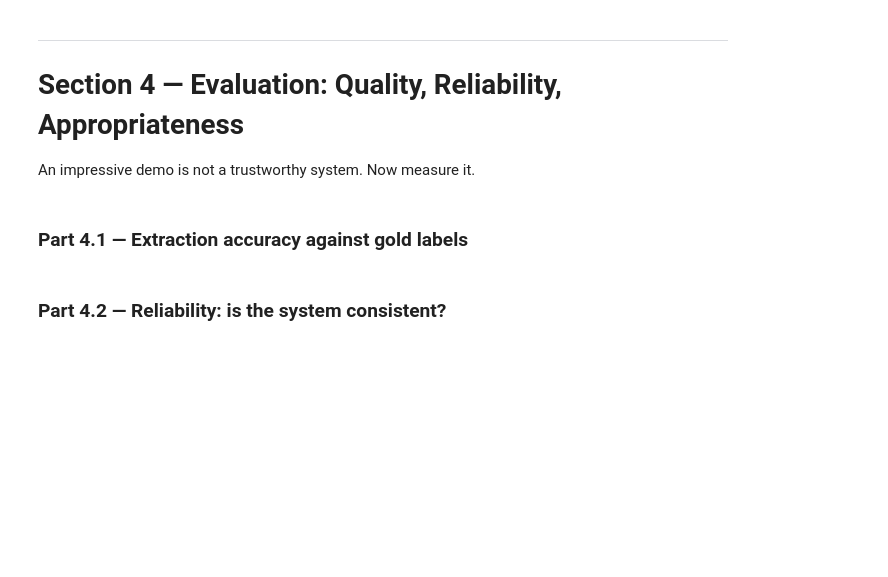
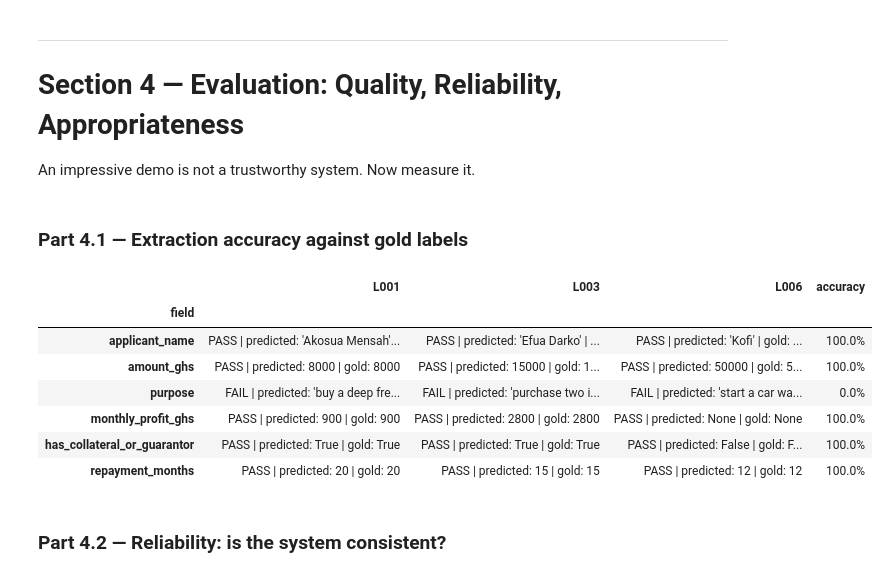
Before and after one commit to eyramfenu/lab-4-llm-decision-support, a Jupyter notebook: lab_4.ipynb, the cells around one changed output. Drawn from its saved outputs; the diff is of its cells as text; code cells hidden in the pictures; blank space fills up the shorter version.

Commit message:
Complete Section 4 evaluation experiments and reasoning

```diff
--- a/lab_4.ipynb
+++ b/lab_4.ipynb
@@ -659,11 +659,88 @@ An impressive demo is not a trustworthy system. Now measure it.
 # %% [markdown]
 ### Part 4.1 — Extraction accuracy against gold labels
 # %%
-# TODO: For the three letters in GOLD, compare your extracted DataFrame to the gold values
-#   field by field. Compute per-field accuracy across the three letters
-#   (name matching can be case-insensitive; numbers must match exactly).
+import pandas as pd
 
-# TODO: Display a small table: rows = fields, columns = L001 / L003 / L006 / accuracy.
+
+EVALUATION_IDS = ["L001", "L003", "L006"]
+FIELDS = [
+    "applicant_name",
+    "amount_ghs",
+    "purpose",
+    "monthly_profit_ghs",
+    "has_collateral_or_guarantor",
+    "repayment_months",
+]
+
+
+def values_match(predicted, expected, field):
+    # Correctly handle missing values such as None and NaN
+    if expected is None:
+        return predicted is None or pd.isna(predicted)
+
+    if predicted is None or pd.isna(predicted):
+        return False
+
+    # Applicant names may differ only in capitalization or extra spaces
+    if field == "applicant_name":
+        return str(predicted).strip().casefold() == str(expected).strip().casefold()
+
+    # Purpose is evaluated as case-insensitive text
+    if field == "purpose":
+        return str(predicted).strip().casefold() == str(expected).strip().casefold()
+
+    # Numeric fields must match exactly
+    if field in ["amount_ghs", "monthly_profit_ghs", "repayment_months"]:
+        try:
+            return float(predicted) == float(expected)
+        except (TypeError, ValueError):
+            return False
+
+    # Boolean field must match exactly
+    if field == "has_collateral_or_guarantor":
+        return predicted == expected
+
+    return predicted == expected
+
+
+evaluation_rows = []
+
+for field in FIELDS:
+    row = {"field": field}
+    correct_count = 0
+
+    for letter_id in EVALUATION_IDS:
+        predicted = extraction_results[letter_id][field]
+        expected = GOLD[letter_id][field]
+        matched = values_match(predicted, expected, field)
+
+        if matched:
+            correct_count += 1
+
+        row[letter_id] = (
+            f"{'PASS' if matched else 'FAIL'} | "
+            f"predicted: {predicted!r} | gold: {expected!r}"
+        )
+
+    row["accuracy"] = correct_count / len(EVALUATION_IDS)
+    evaluation_rows.append(row)
+
+
+accuracy_table = pd.DataFrame(evaluation_rows).set_index("field")
+accuracy_table["accuracy"] = accuracy_table["accuracy"].map(
+    lambda value: f"{value:.1%}"
+)
+
+display(accuracy_table)
+# %% [output]
+|  | L001 | L003 | L006 | accuracy |
+| field |  |  |  |  |
+| applicant_name | PASS | predicted: 'Akosua Mensah'... | PASS | predicted: 'Efua Darko' | ... | PASS | predicted: 'Kofi' | gold: ... | 100.0% |
+| amount_ghs | PASS | predicted: 8000 | gold: 8000 | PASS | predicted: 15000 | gold: 1... | PASS | predicted: 50000 | gold: 5... | 100.0% |
+| purpose | FAIL | predicted: 'buy a deep fre... | FAIL | predicted: 'purchase two i... | FAIL | predicted: 'start a car wa... | 0.0% |
+| monthly_profit_ghs | PASS | predicted: 900 | gold: 900 | PASS | predicted: 2800 | gold: 2800 | PASS | predicted: None | gold: None | 100.0% |
+| has_collateral_or_guarantor | PASS | predicted: True | gold: True | PASS | predicted: True | gold: True | PASS | predicted: False | gold: F... | 100.0% |
+| repayment_months | PASS | predicted: 20 | gold: 20 | PASS | predicted: 15 | gold: 15 | PASS | predicted: 12 | gold: 12 | 100.0% |
 # %% [markdown]
 ### Part 4.2 — Reliability: is the system consistent?
 # %%
```
Also changed, not shown: parts of 3 cells of this notebook.
